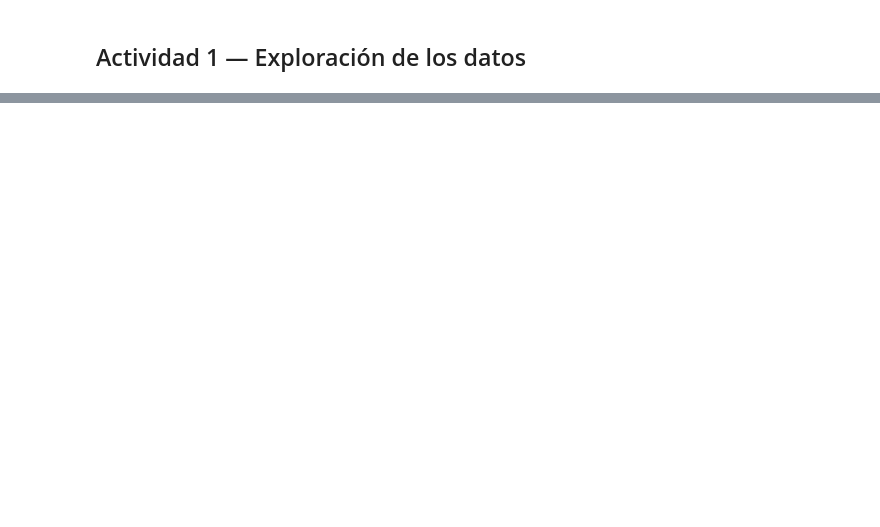
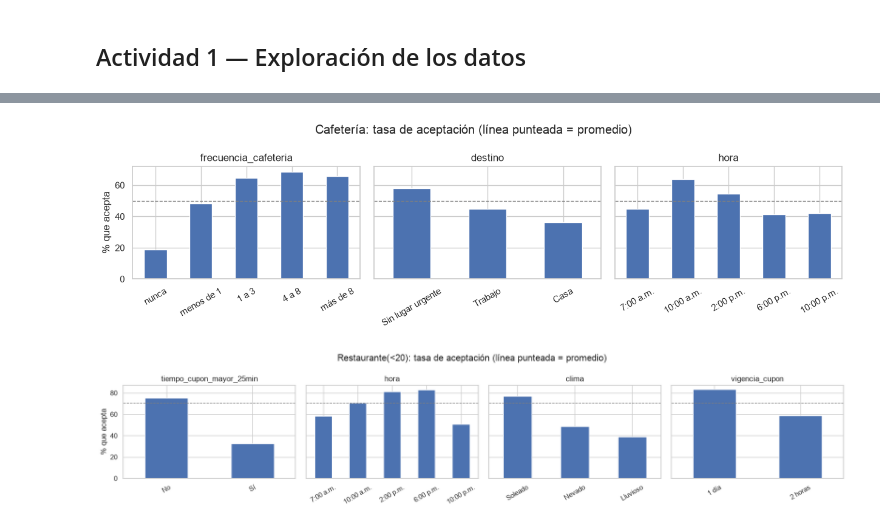
Before and after one commit to 5haiel/ISIS2611-Laboratorio3, a Jupyter notebook: sm.jimenezp1_j.trivinon.ipynb, the cells around one changed output, grey strips where cells are left out. Cells and saved outputs as stored; diff of their text form; code cells hidden in the pictures; blank space fills up the shorter version.

```diff
--- a/sm.jimenezp1_j.trivinon.ipynb
+++ b/sm.jimenezp1_j.trivinon.ipynb
@@ -72,0 +498,28 @@ print("Archivos de datos:", [p.name for p in DATA_DIR.glob("*.xlsx")])
+# %%
+orden_frec = ["nunca", "menos de 1", "1 a 3", "4 a 8", "más de 8"]
+orden_hora = ["7:00 a.m.", "10:00 a.m.", "2:00 p.m.", "6:00 p.m.", "10:00 p.m."]
+ordenes = {"frecuencia_cafeteria": orden_frec, "hora": orden_hora}
+
+def graficar_tasas(datos, columnas, titulo):
+    fig, axes = plt.subplots(1, len(columnas), figsize=(4.2 * len(columnas), 3.6), sharey=True)
+    for ax, col in zip(axes, columnas):
+        tasa = (datos["acepta_cupon"] == "Sí").groupby(datos[col]).mean() * 100
+        if col in ordenes:
+            tasa = tasa.reindex(ordenes[col])
+        else:
+            tasa = tasa.sort_values(ascending=False)
+        tasa.plot.bar(ax=ax)
+        ax.axhline((datos["acepta_cupon"] == "Sí").mean() * 100, color="gray", linestyle="--", linewidth=1)
+        ax.set_title(col)
+        ax.set_xlabel("")
+        ax.tick_params(axis="x", rotation=30)
+    axes[0].set_ylabel("% que acepta")
+    fig.suptitle(titulo)
+    plt.tight_layout()
+    plt.show()
+
+graficar_tasas(cafe, ["frecuencia_cafeteria", "destino", "hora"], "Cafetería: tasa de aceptación (línea punteada = promedio)")
+graficar_tasas(rest, ["tiempo_cupon_mayor_25min", "hora", "clima", "vigencia_cupon"], "Restaurante(<20): tasa de aceptación (línea punteada = promedio)")
+# %% [output]
+[figure, added]
+[figure, added]
```
Also changed, not shown: parts of 41 cells of this notebook.
